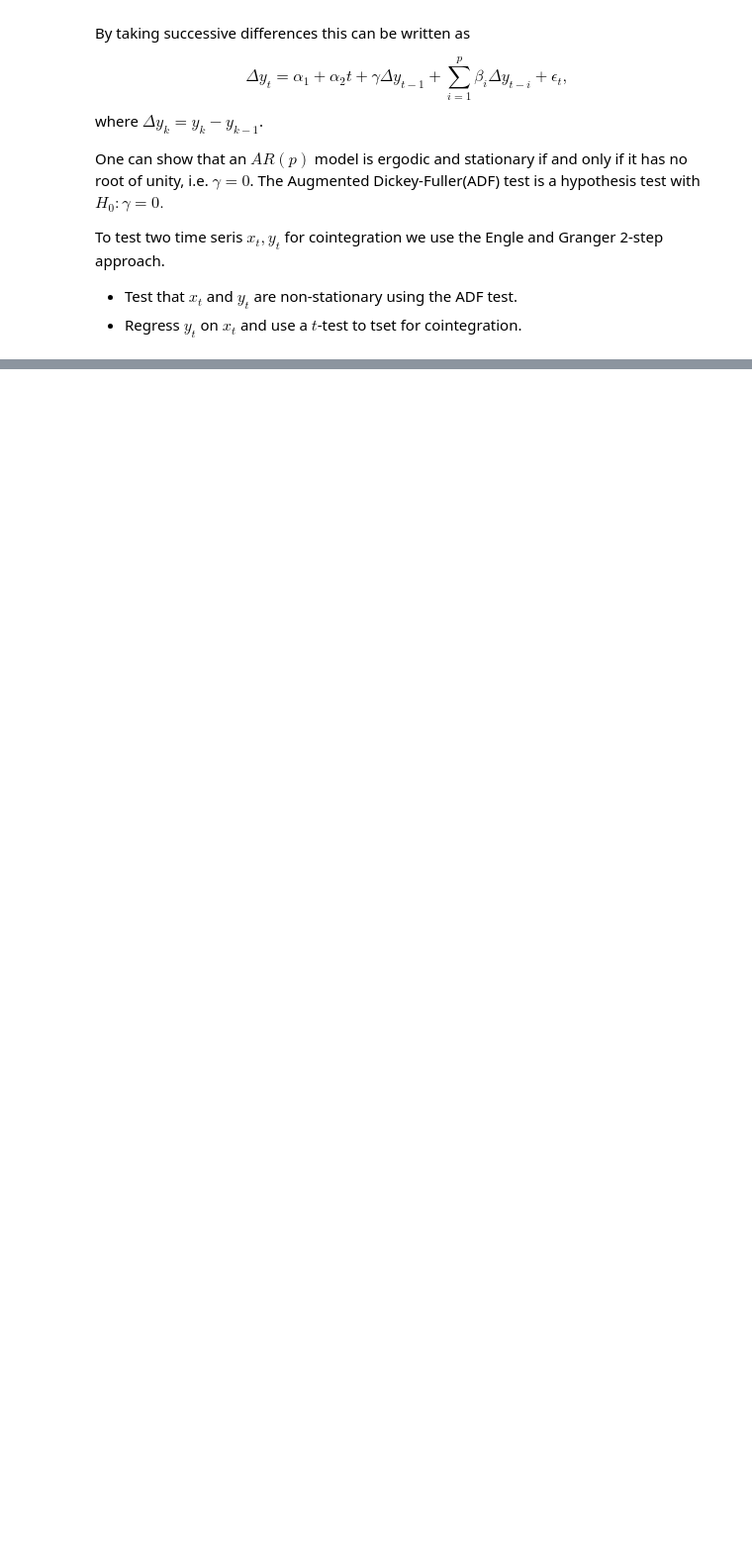
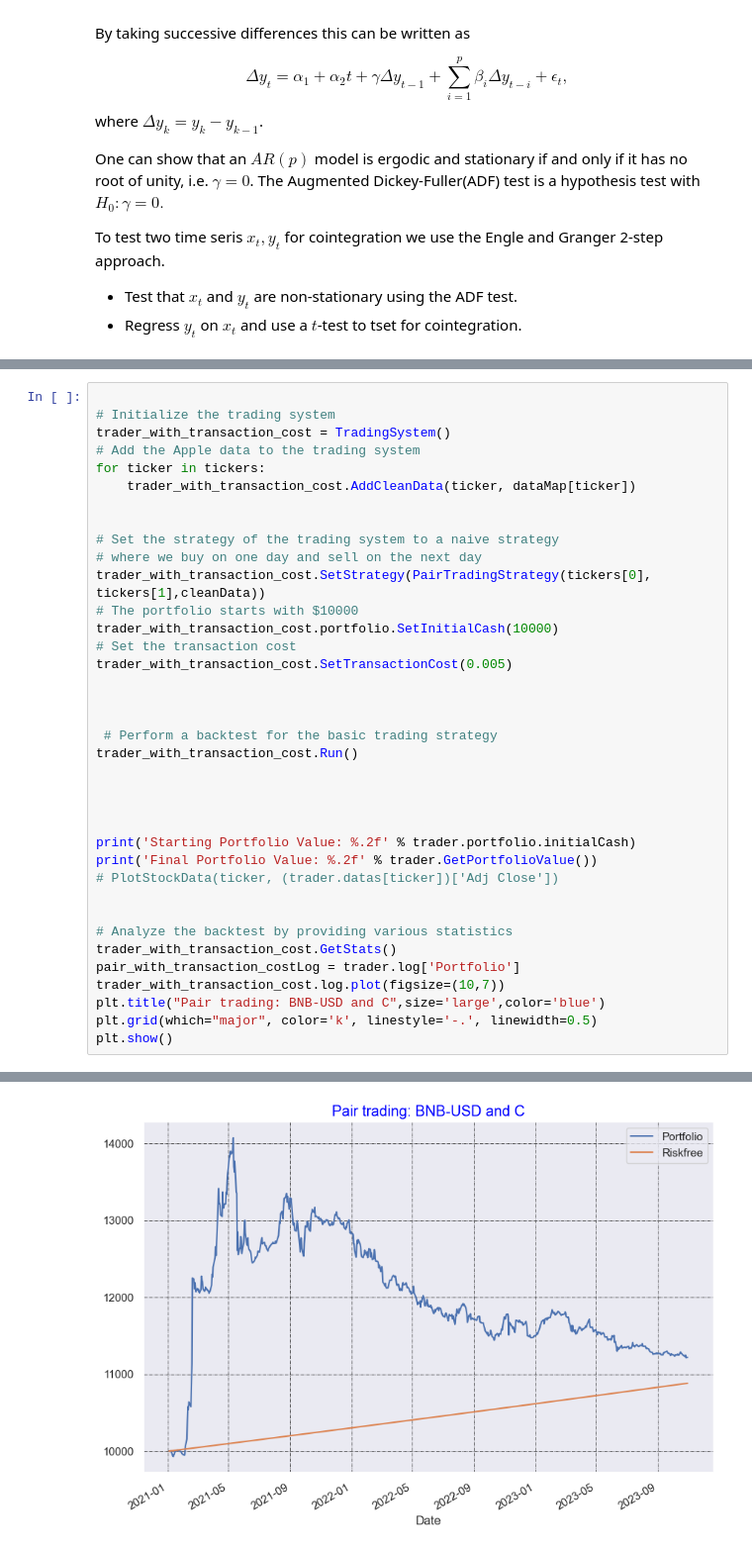
Before and after one commit to FrederikBenirschke/BasicTradingSystem, a Jupyter notebook: Examples/TradingPairsExample.ipynb, the cells around one changed output, grey strips where cells are left out. Shown at 99% size. Saved outputs shown, nothing was run; the diff lists cells and outputs as text; blank space fills up the shorter version.

Commit message:
Added transaction costs

```diff
--- a/Examples/TradingPairsExample.ipynb
+++ b/Examples/TradingPairsExample.ipynb
@@ -256,0 +316,38 @@ Final Portfolio Value: 11954.10
+# %%
+
+# Initialize the trading system
+trader_with_transaction_cost = TradingSystem()
+# Add the Apple data to the trading system
+for ticker in tickers:
+    trader_with_transaction_cost.AddCleanData(ticker, dataMap[ticker])
+
+
+# Set the strategy of the trading system to a naive strategy
+# where we buy on one day and sell on the next day
+trader_with_transaction_cost.SetStrategy(PairTradingStrategy(tickers[0], tickers[1],cleanData))
+# The portfolio starts with $10000
+trader_with_transaction_cost.portfolio.SetInitialCash(10000)
+# Set the transaction cost
+trader_with_transaction_cost.SetTransactionCost(0.005)
+
+
+
+ # Perform a backtest for the basic trading strategy
+trader_with_transaction_cost.Run()
+
+
+
+
+print('Starting Portfolio Value: %.2f' % trader.portfolio.initialCash)
+print('Final Portfolio Value: %.2f' % trader.GetPortfolioValue())
+# PlotStockData(ticker, (trader.datas[ticker])['Adj Close'])
+
+
+# Analyze the backtest by providing various statistics
+trader_with_transaction_cost.GetStats()
+pair_with_transaction_costLog = trader.log['Portfolio']
+trader_with_transaction_cost.log.plot(figsize=(10,7))
+plt.title("Pair trading: BNB-USD and C",size='large',color='blue')
+plt.grid(which="major", color='k', linestyle='-.', linewidth=0.5)
+plt.show()
+# %% [output]
@@ -257 +360,2 @@ Final Portfolio Value: 11954.10
+[figure, added]
 # %% [markdown]
```
Also changed, not shown: parts of 13 cells of this notebook, 5 other files.
